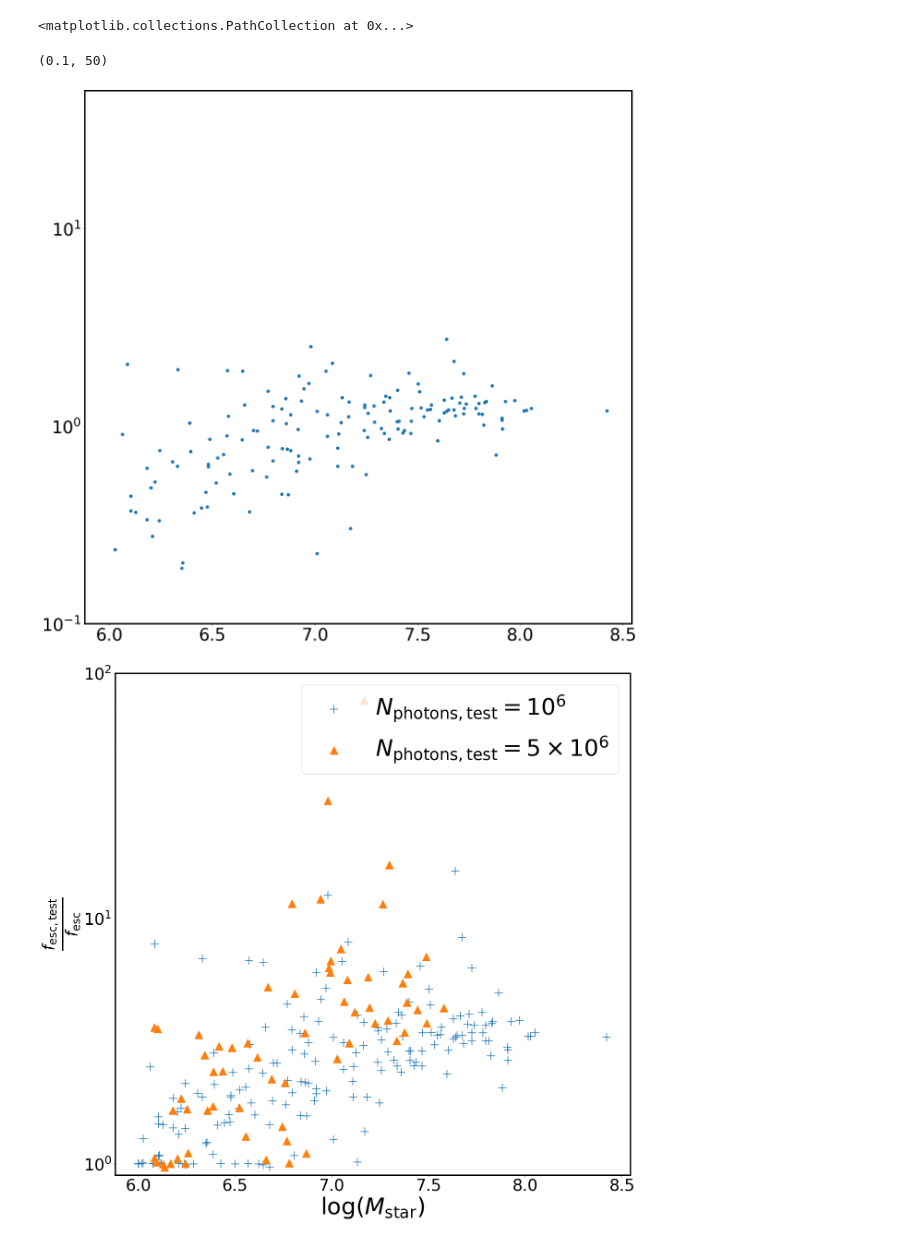
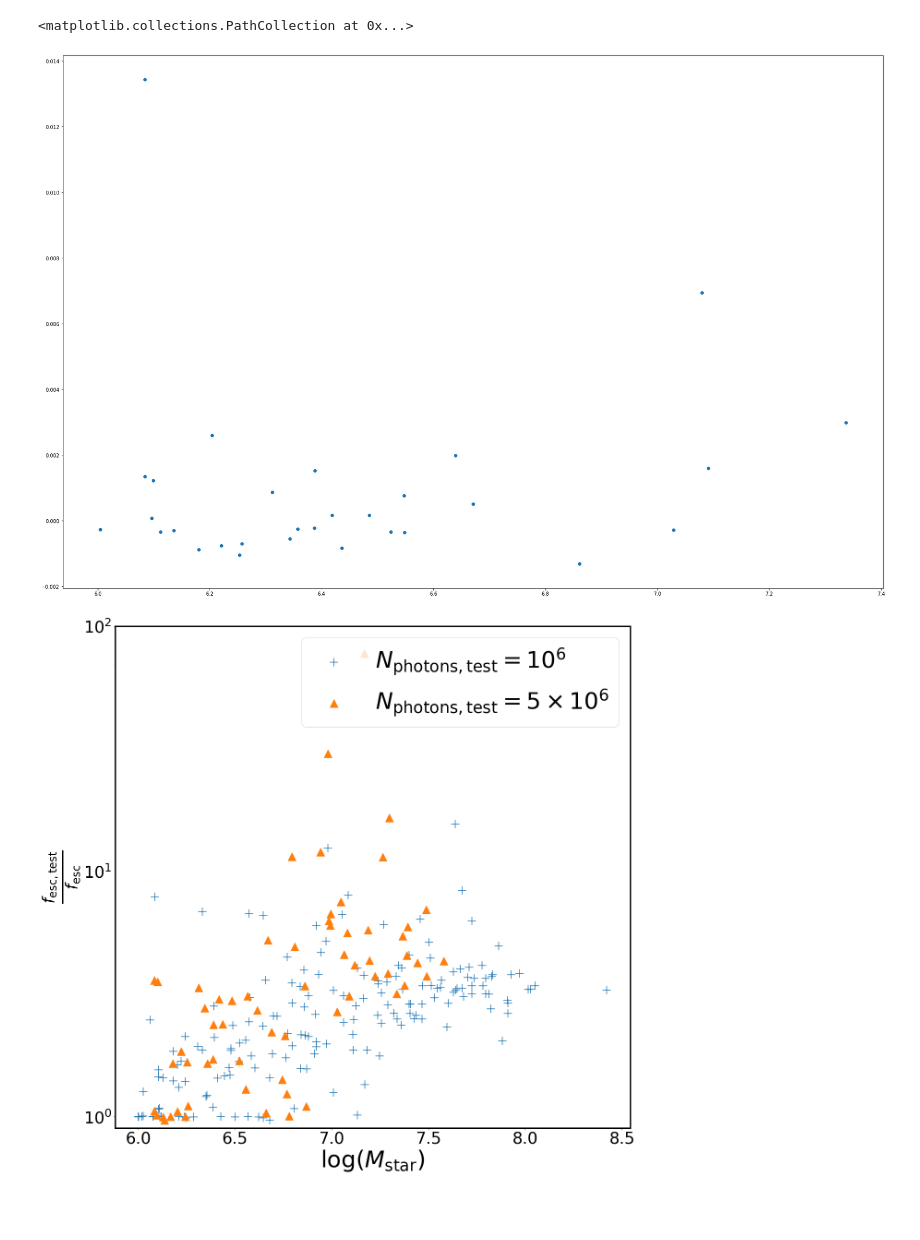
Before and after one commit to IvanKostyuk94/f_esc, a Jupyter notebook: numerical_tests.ipynb, the cells around one changed output. Cells and saved outputs as stored; diff of their text form; code cells hidden in the pictures; blank space fills up the shorter version.

Commit message:
Some minor changes and plots, created new notebook to prepare the reduced source runs

```diff
--- a/numerical_tests.ipynb
+++ b/numerical_tests.ipynb
@@ -258,0 +627,4 @@ del df_1e6
+# %%
+update_df(merge_1)
+update_df(df_1e8)
+update_df(df_1e9)
@@ -258,0 +708,24 @@ del df_1e6
+# %%
+x_values1 = np.log10(df_1e8.StarMass)
+x_values2 = np.log10(df_1e9.StarMass)
+x_values3 = np.log10(all_sources.StarMass)
+#y_values = (comparison_df2.f_esc_1e6-comparison_df2.f_esc_1e5)/comparison_df2.f_esc_1e5
+y_values1 = df_1e8.f_esc
+y_values2 = df_1e9.f_esc
+y_values3 = all_sources.f_esc
+
+plt.scatter(x_values1, y_values1, marker='+', s=300, label = r'$10^8$')
+#plt.scatter(x_values2, y_values2, marker='x', s=300, label = r'$10^9$')
+plt.scatter(x_values3, y_values3, marker='x', s=300, label = r'all sources')
+x_label = '$\log(M)[M_\mathrm{sun}]$'
+y_label = r'$f_\mathrm{esc}$'
+plt.rc('xtick', labelsize=30)
+plt.rc('ytick', labelsize=30)
+plt.xlabel(x_label, fontsize=50)
+plt.ylabel(y_label, fontsize=50)
+plt.rc('axes', linewidth=3)
+plt.tick_params(length=8, width=4)
+plt.tick_params(length=4, width=2, which='minor')
+plt.legend(fontsize=40)
+#plt.xlim(6,6.1)
+plt.rcParams["figure.figsize"] = (20, 15)
@@ -259,13 +739,15 @@ del df_1e6
 # %%
-x_values = np.log10(comparison_df2.StarMass)
-y_values = (comparison_df2.f_esc_1e6-comparison_df2.f_esc_1e5)/comparison_df2.f_esc_1e5
-plt.scatter(x_values, y_values)
-plt.yscale('log')
-plt.ylim(0.1,50)
+x_values = np.log10(merge_1.StarMass)
+#y_values = (comparison_df2.f_esc_1e6-comparison_df2.f_esc_1e5)/comparison_df2.f_esc_1e5
+y_values1 = merge_1.f_esc_1e8
+y_values2 = merge_1.f_esc_1e9
+plt.scatter(x_values, (y_values2-y_values1)/y_values1)
+plt.rcParams["figure.figsize"] = (30, 20)
+#plt.yscale('log')
+#plt.ylim(0.1,50)
 # %% [output]
 <matplotlib.collections.PathCollection at 0x...>
-(0.1, 50)
-[figure, old version]
+[figure, new version]
 # %%
 x_values = np.log10(comparison_df2.StarMass)
 y_values = comparison_df2.f_esc_1e6/comparison_df2.f_esc_1e5
```
Also changed, not shown: parts of 47 cells of this notebook, 7 other files.
